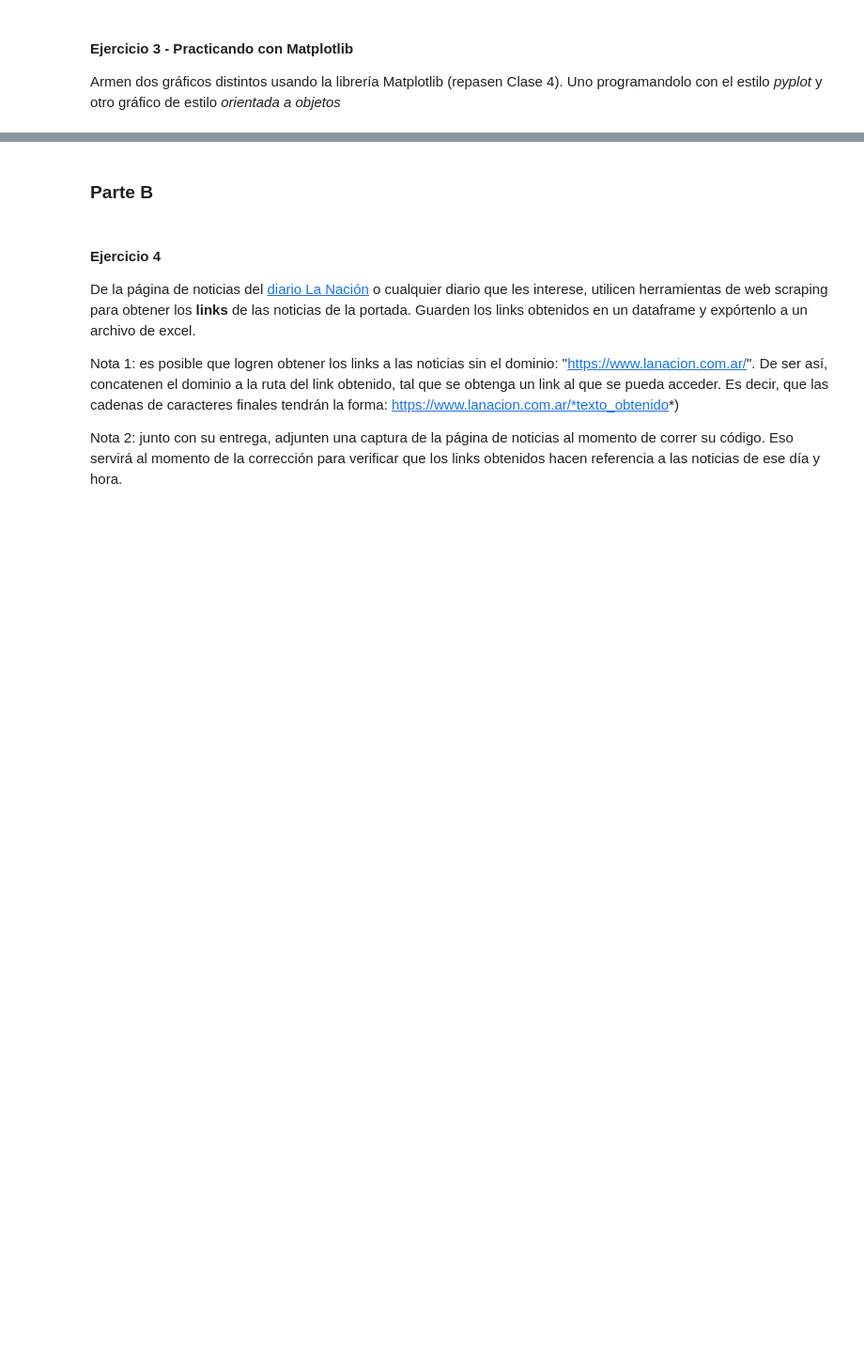
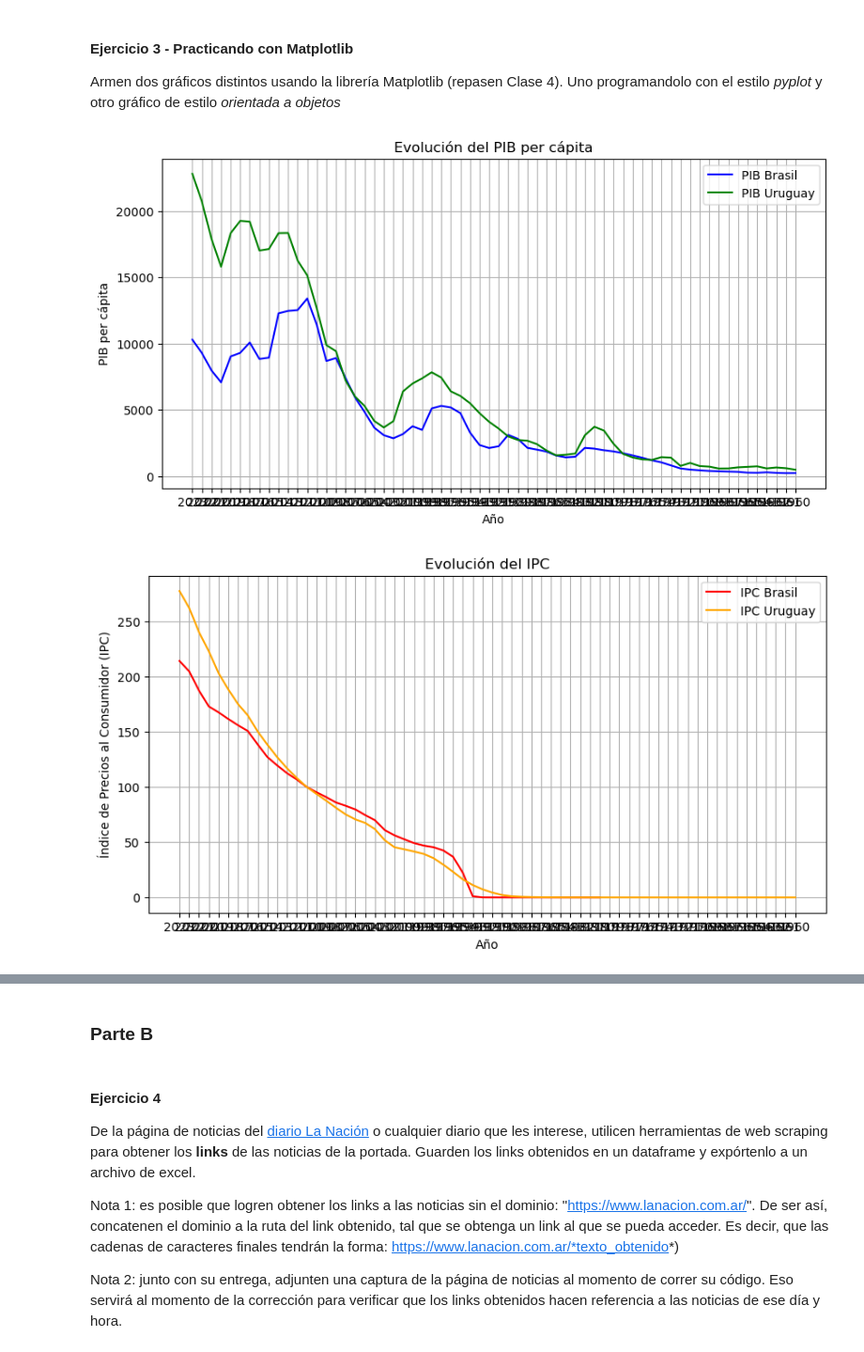
Before and after one commit to MaxiPetrini/BigDataUBA-Grupo16, a Jupyter notebook: TP1-UBA.ipynb, the cells around one changed output, grey strips where cells are left out. Shown at 94% size. Drawn from its saved outputs; the diff is of its cells as text; code cells hidden in the pictures; blank space fills up the shorter version.

```diff
--- a/TP1-UBA.ipynb
+++ b/TP1-UBA.ipynb
@@ -31,0 +30,20 @@ Usando la API del Banco Mundial [link](https://wbdata.readthedocs.io/en/stable/)
+# %%
+# Resolver acá
+import wbdata
+
+paises = ["BRA", "URY"]
+indicadores = {
+    "NY.GDP.PCAP.CD": "PIB per cápita",
+    "FP.CPI.TOTL": "Indice de Precios al Consumidor"
+}
+
+datos = wbdata.get_dataframe(indicadores, country=paises)
+
+datos_brasil = datos.loc["Brazil"]
+datos_uruguay = datos.loc["Uruguay"]
+
+print("Datos económicos de Brasil:")
+print(datos_brasil.head())
+
+print("Datos economicos de Uruguay:")
+print(datos_uruguay.head())
@@ -44,0 +110,26 @@ Armen dos gráficos distintos usando la librería Matplotlib (repasen Clase 4).
+# %%
+# Resolver acá estilo pyplot
+
+import matplotlib.pyplot as plt
+plt.figure(figsize=(10, 5))
+plt.plot(datos_brasil.index, datos_brasil["PIB per cápita"], label="PIB Brasil", color='blue')
+plt.plot(datos_uruguay.index, datos_uruguay["PIB per cápita"], label="PIB Uruguay", color='green')
+plt.ylabel("PIB per cápita")
+plt.xlabel("Año")
+plt.title("Evolución del PIB per cápita")
+plt.legend()
+plt.grid()
+plt.show()
+
+plt.figure(figsize=(10, 5))
+plt.plot(datos_brasil.index, datos_brasil["Indice de Precios al Consumidor"], label="IPC Brasil", color='red')
+plt.plot(datos_uruguay.index, datos_uruguay["Indice de Precios al Consumidor"], label="IPC Uruguay", color='orange')
+plt.ylabel("Índice de Precios al Consumidor (IPC)")
+plt.xlabel("Año")
+plt.title("Evolución del IPC")
+plt.legend()
+plt.grid()
+plt.show()
+# %% [output]
+[figure, added]
+[figure, added]
```
Also changed, not shown: parts of 7 cells of this notebook.
